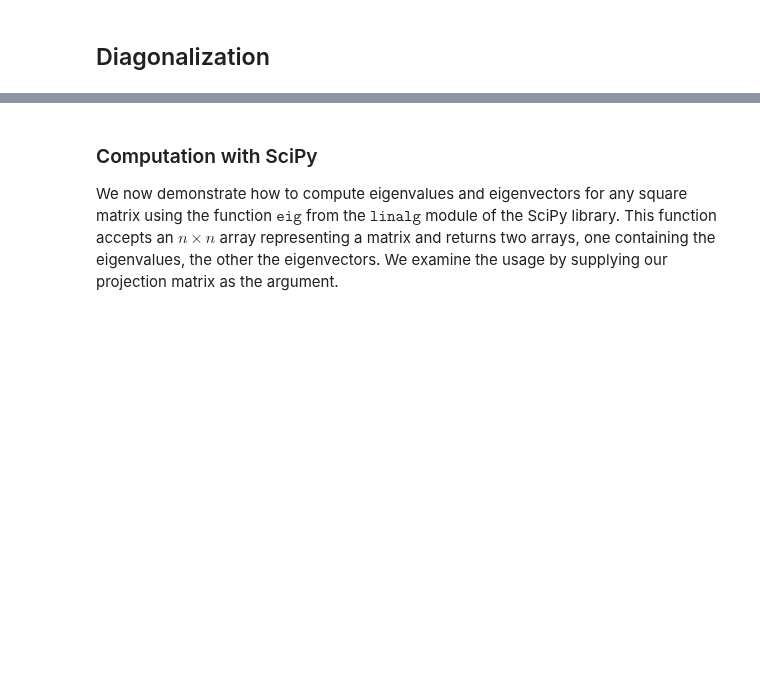
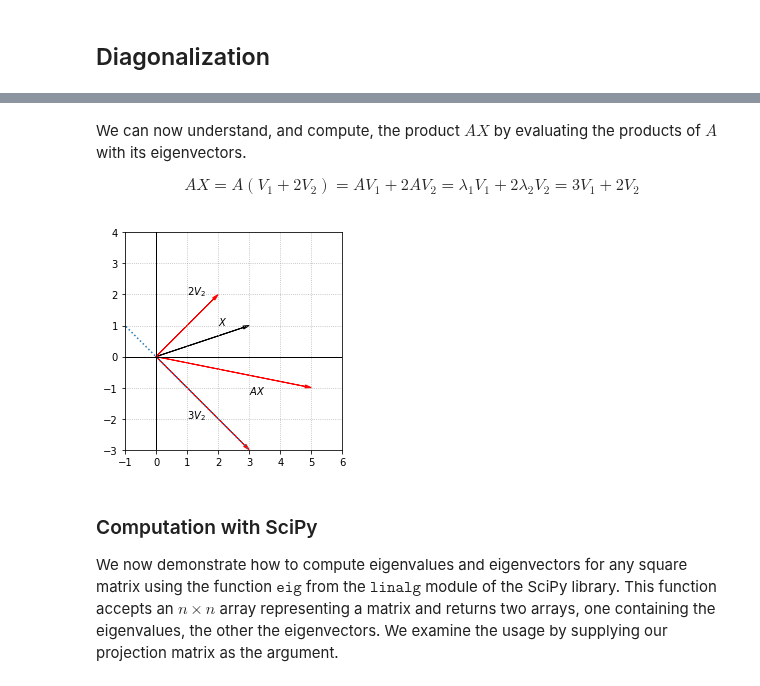
Before and after one commit to bvanderlei/jupyter-guide-to-linear-algebra, a Jupyter notebook: Diagonalization.ipynb, the cells around one changed output, grey strips where cells are left out. Drawn from its saved outputs; the diff is of its cells as text; code cells hidden in the pictures; blank space fills up the shorter version.

```diff
--- a/Diagonalization.ipynb
+++ b/Diagonalization.ipynb
@@ -25,3 +139,37 @@ Consider a matrix that represents a shear along the line $x_1=x_2$.  Demonstrate
+# %% [markdown]
+We can now understand, and compute, the product $AX$ by evaluating the products of $A$ with its eigenvectors.
+
+$$
+\begin{equation}
+AX = A(V_1 + 2V_2) = AV_1 + 2AV_2 = \lambda_1V_1 + 2\lambda_2V_2 = 3V_1 + 2V_2
+\end{equation}
+$$
+# %%
+fig, ax = plt.subplots()
+
+ax.arrow(0,0,3,1,fc='k',ec='k',**options)
+ax.arrow(0,0,3,-3,fc='r',ec='r',**options)
+ax.arrow(0,0,2,2,fc='r',ec='r',**options)
+ax.arrow(0,0,5,-1,fc='r',ec='r',**options)
+ax.plot(x,-x,ls=':')
+
+ax.set_xlim(-1,6)
+ax.set_ylim(-3,4)
+ax.set_aspect('equal')
+ax.set_xticks(np.arange(-1,7,step = 1))
+ax.set_yticks(np.arange(-3,5,step = 1))
+
+ax.text(1,2,'$2V_2$')
+ax.text(2,1,'$X$')
+ax.text(3,-1.2,'$AX$')
+ax.text(1,-2,'$3V_2$')
+
+ax.axvline(color='k',linewidth = 1)
+ax.axhline(color='k',linewidth = 1)
+
+ax.grid(True,ls=':')
+# %% [output]
+[figure, added]
 # %% [markdown]
 ### Computation with SciPy
 
```
Also changed, not shown: parts of 11 cells of this notebook, 7 other files.
